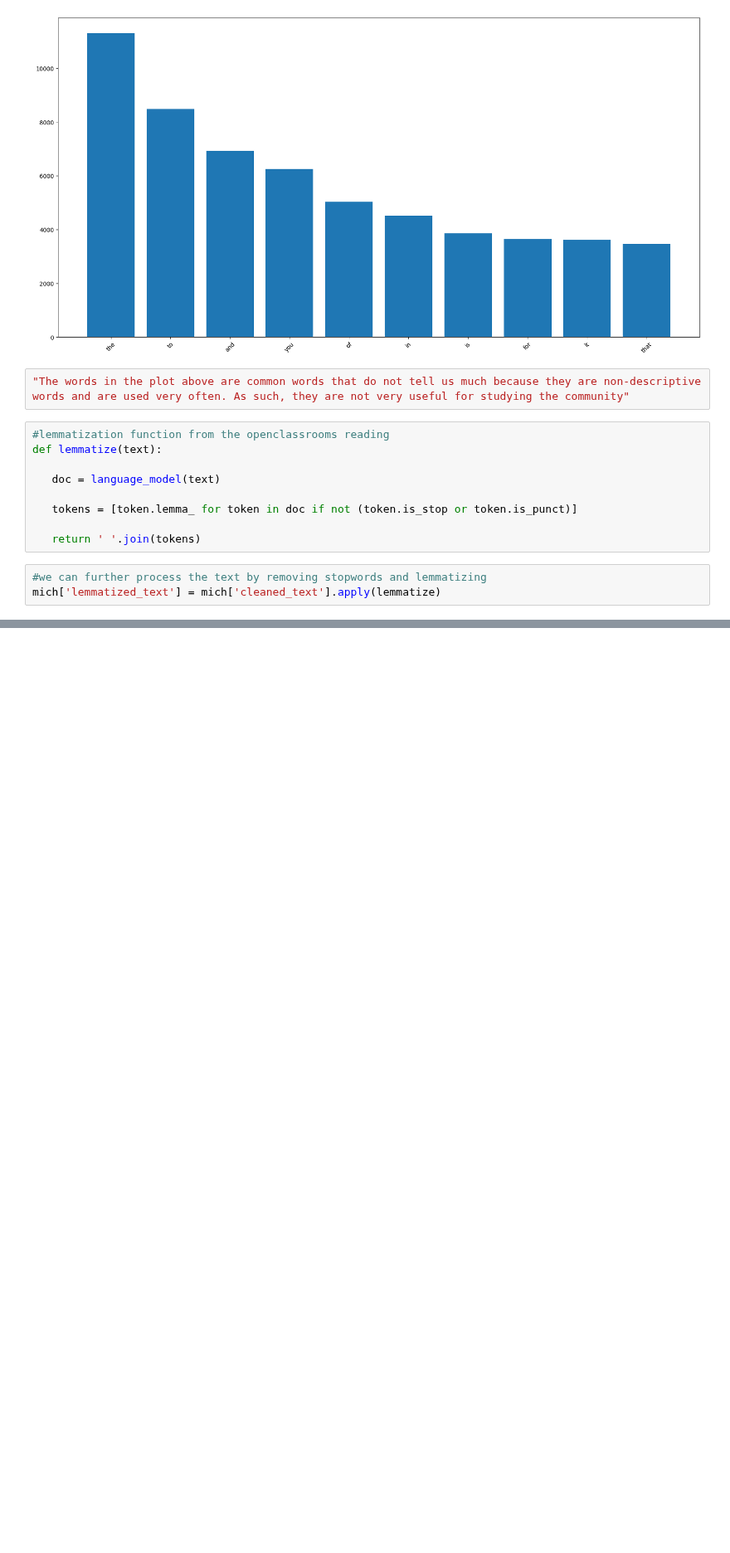
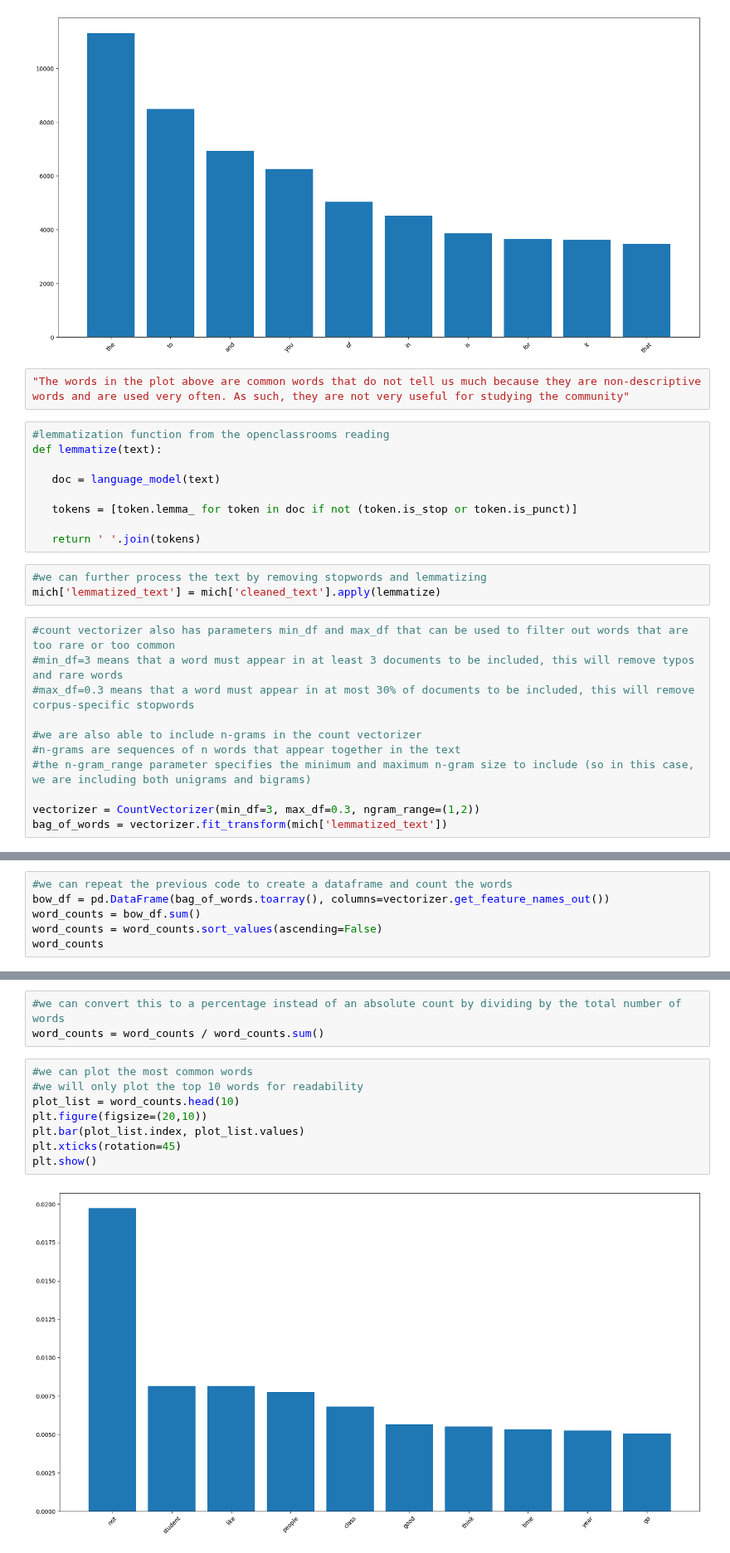
Before and after one commit to MattV15/project1-counting-words, a Jupyter notebook: Project 1 MVD.ipynb, the cells around one changed output, grey strips where cells are left out. Shown at 83% size. Drawn from its saved outputs; the diff is of its cells as text; blank space fills up the shorter version.

```diff
--- a/Project 1 MVD.ipynb
+++ b/Project 1 MVD.ipynb
@@ -162,3 +162,14 @@ def lemmatize(text):
 # %%
 #we can further process the text by removing stopwords and lemmatizing
 mich['lemmatized_text'] = mich['cleaned_text'].apply(lemmatize)
+# %%
+#count vectorizer also has parameters min_df and max_df that can be used to filter out words that are too rare or too common
+#min_df=3 means that a word must appear in at least 3 documents to be included, this will remove typos and rare words
+#max_df=0.3 means that a word must appear in at most 30% of documents to be included, this will remove corpus-specific stopwords
+
+#we are also able to include n-grams in the count vectorizer
+#n-grams are sequences of n words that appear together in the text
+#the n-gram_range parameter specifies the minimum and maximum n-gram size to include (so in this case, we are including both unigrams and bigrams)
+
+vectorizer = CountVectorizer(min_df=3, max_df=0.3, ngram_range=(1,2))
+bag_of_words = vectorizer.fit_transform(mich['lemmatized_text'])
@@ -164,0 +182,6 @@ mich['lemmatized_text'] = mich['cleaned_text'].apply(lemmatize)
+# %%
+#we can repeat the previous code to create a dataframe and count the words
+bow_df = pd.DataFrame(bag_of_words.toarray(), columns=vectorizer.get_feature_names_out())
+word_counts = bow_df.sum()
+word_counts = word_counts.sort_values(ascending=False)
+word_counts
@@ -164,0 +201,13 @@ mich['lemmatized_text'] = mich['cleaned_text'].apply(lemmatize)
+# %%
+#we can convert this to a percentage instead of an absolute count by dividing by the total number of words
+word_counts = word_counts / word_counts.sum()
+# %%
+#we can plot the most common words
+#we will only plot the top 10 words for readability
+plot_list = word_counts.head(10)
+plt.figure(figsize=(20,10))
+plt.bar(plot_list.index, plot_list.values)
+plt.xticks(rotation=45)
+plt.show()
+# %% [output]
+[figure, added]
```
Also changed, not shown: parts of 2 cells of this notebook.
